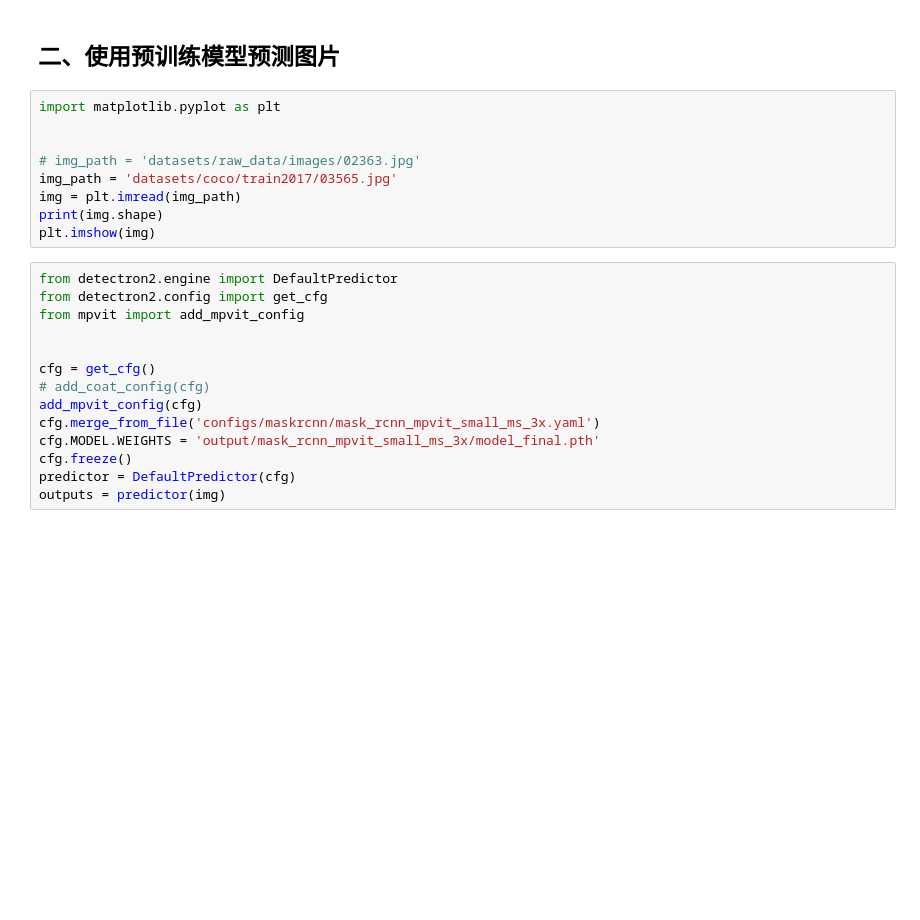
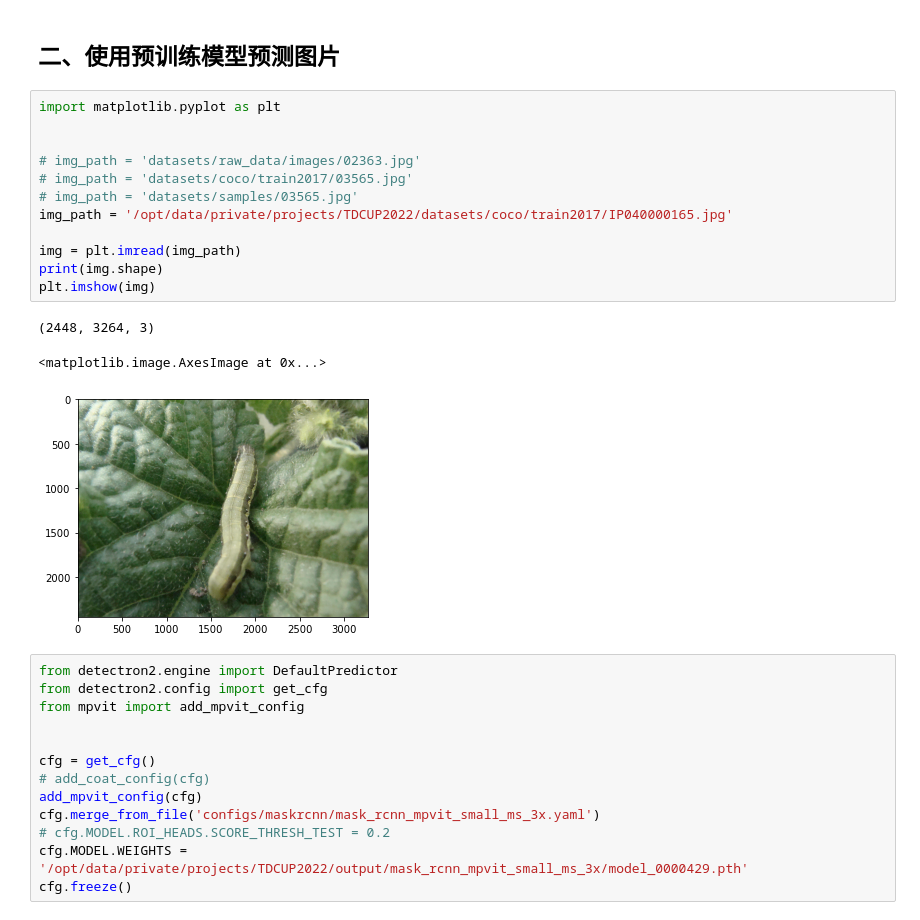
Before and after one commit to Js2Hou/TDCUP2022, a Jupyter notebook: demo.ipynb, the cells around one changed output. Saved outputs shown, nothing was run; the diff lists cells and outputs as text; blank space fills up the shorter version.

```diff
--- a/demo.ipynb
+++ b/demo.ipynb
@@ -71,12 +161,19 @@ for i in range(row):
 # %%
 import matplotlib.pyplot as plt
 
 
 # img_path = 'datasets/raw_data/images/02363.jpg'
-img_path = 'datasets/coco/train2017/03565.jpg'
+# img_path = 'datasets/coco/train2017/03565.jpg'
+# img_path = 'datasets/samples/03565.jpg'
+img_path = '/opt/data/private/projects/TDCUP2022/datasets/coco/train2017/IP040000165.jpg'
+
 img = plt.imread(img_path)
 print(img.shape)
 plt.imshow(img)
+# %% [output]
+(2448, 3264, 3)
+<matplotlib.image.AxesImage at 0x...>
+[figure, added]
 # %%
 from detectron2.engine import DefaultPredictor
 from detectron2.config import get_cfg
@@ -87,7 +184,6 @@ cfg = get_cfg()
 # add_coat_config(cfg)
 add_mpvit_config(cfg)
 cfg.merge_from_file('configs/maskrcnn/mask_rcnn_mpvit_small_ms_3x.yaml')
-cfg.MODEL.WEIGHTS = 'output/mask_rcnn_mpvit_small_ms_3x/model_final.pth'
+# cfg.MODEL.ROI_HEADS.SCORE_THRESH_TEST = 0.2
+cfg.MODEL.WEIGHTS = '/opt/data/private/projects/TDCUP2022/output/mask_rcnn_mpvit_small_ms_3x/model_0000429.pth'
 cfg.freeze()
-predictor = DefaultPredictor(cfg)
-outputs = predictor(img)
```
Also changed, not shown: parts of 12 cells of this notebook, 16 other files.
